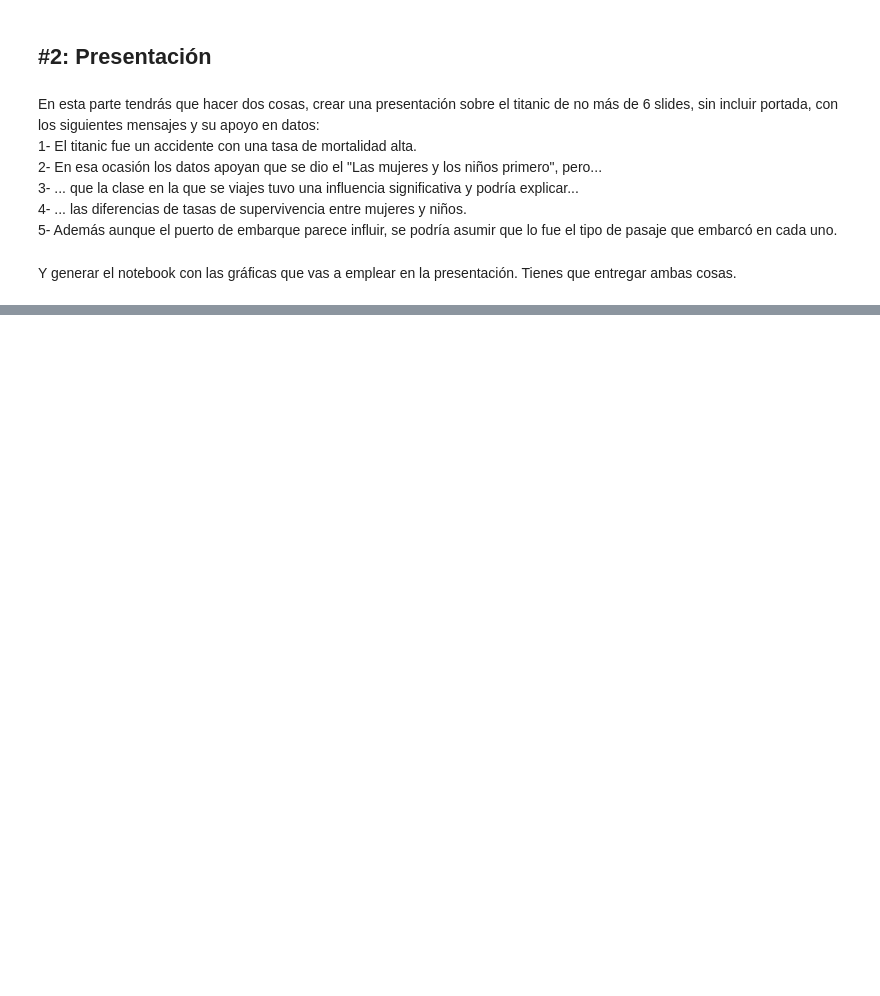
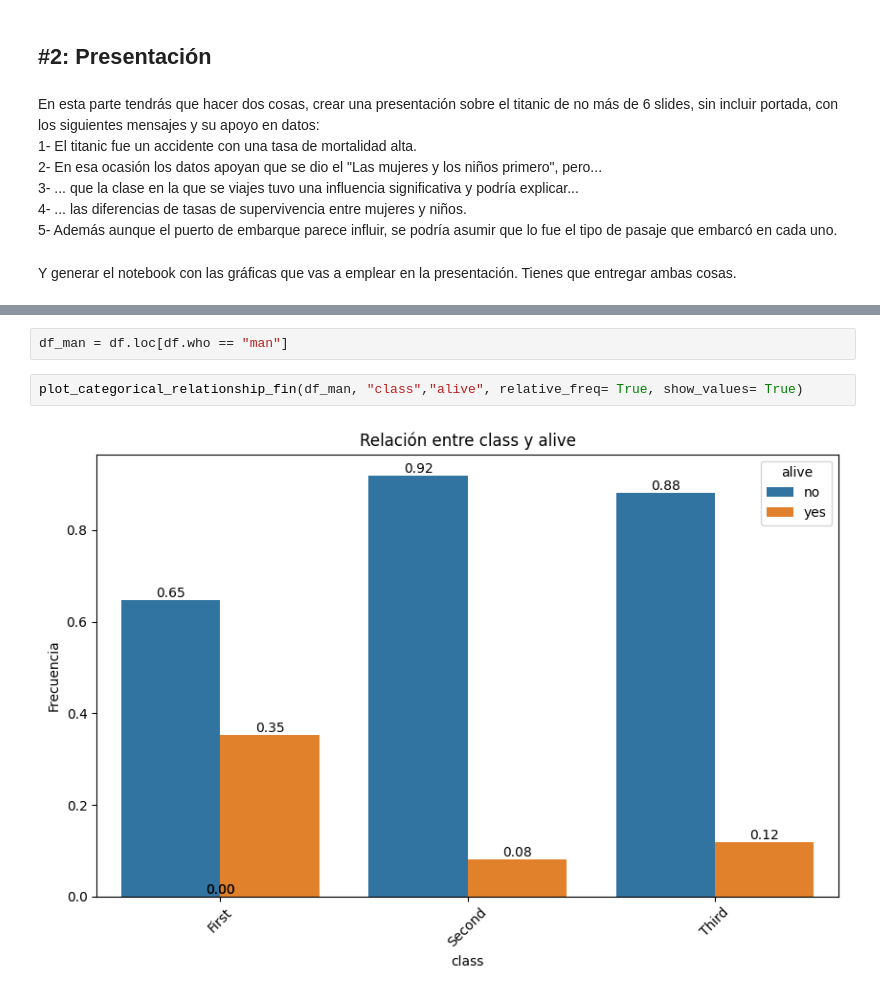
Before and after one commit to PIPM2001/DS_Online_Feb24_Exercises, a Jupyter notebook: 03_Analisis_de_Datos/Sprint_08/Unidad_02/Practica_Obligatoria/18_Practica_Obligatoria_Visualizacion_Presentacion.ipynb, the cells around one changed output, grey strips where cells are left out. Drawn from its saved outputs; the diff is of its cells as text; blank space fills up the shorter version.

```diff
--- a/03_Analisis_de_Datos/Sprint_08/Unidad_02/Practica_Obligatoria/18_Practica_Obligatoria_Visualizacion_Presentacion.ipynb
+++ b/03_Analisis_de_Datos/Sprint_08/Unidad_02/Practica_Obligatoria/18_Practica_Obligatoria_Visualizacion_Presentacion.ipynb
@@ -142,0 +213,6 @@ Y generar el notebook con las gráficas que vas a emplear en la presentación. T
+# %%
+df_man = df.loc[df.who == "man"]
+# %%
+plot_categorical_relationship_fin(df_man, "class","alive", relative_freq= True, show_values= True)
+# %% [output]
+[figure, added]
```
Also changed, not shown: parts of 11 cells of this notebook, 3 other files.
